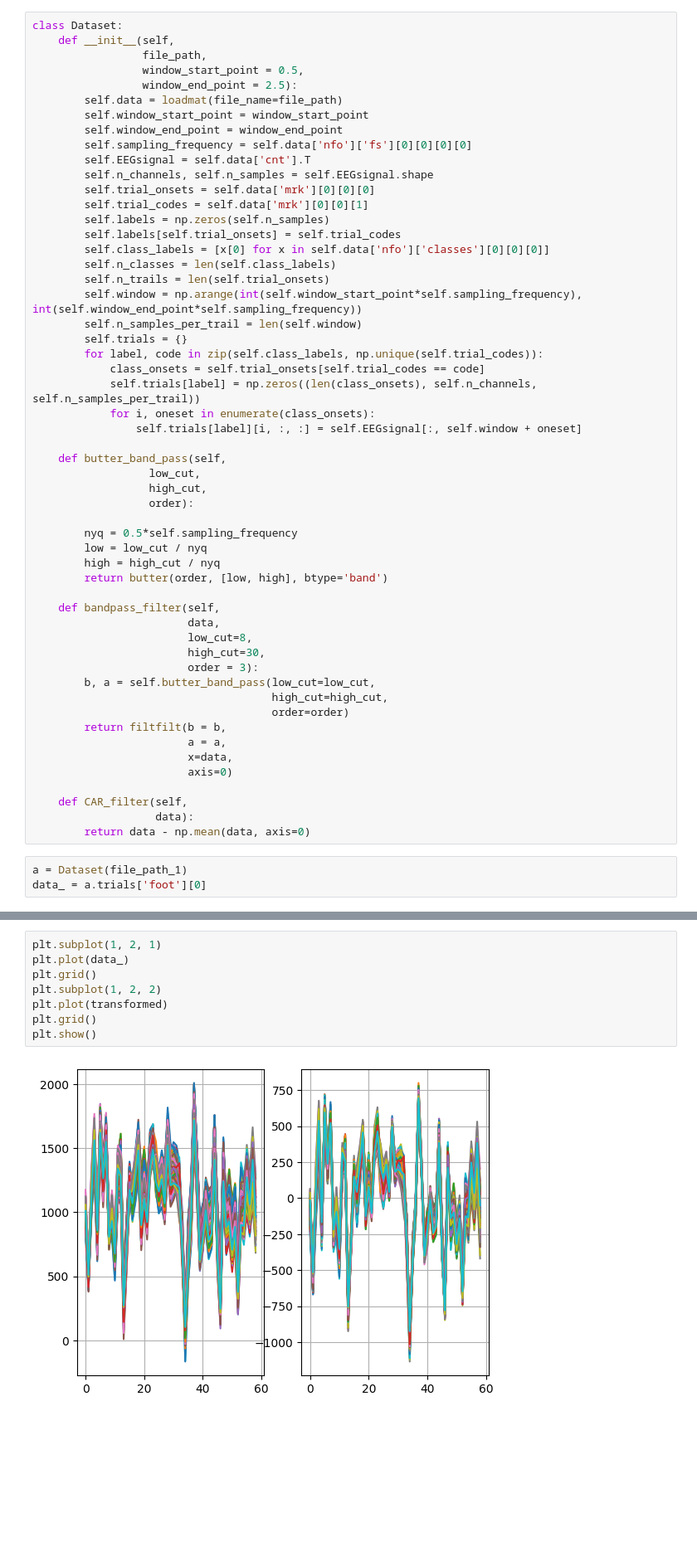
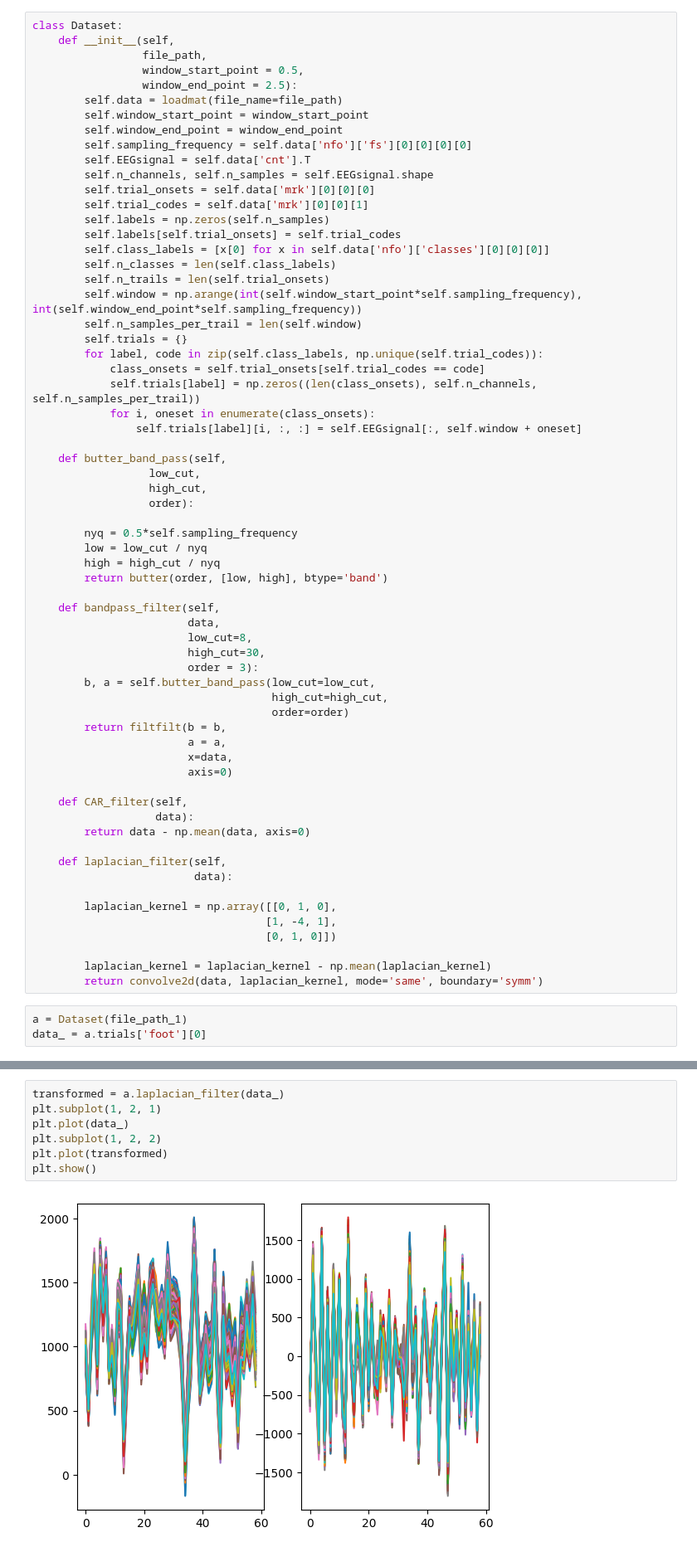
Before and after one commit to javadkavian/EEG_motor_imagery_analysis, a Jupyter notebook: data.ipynb, the cells around one changed output, grey strips where cells are left out. Shown at 83% size. Saved outputs shown, nothing was run; the diff lists cells and outputs as text; blank space fills up the shorter version.

Commit message:
add:laplacian filter

```diff
--- a/data.ipynb
+++ b/data.ipynb
@@ -59,6 +59,16 @@ class Dataset:
     def CAR_filter(self,
                    data):
         return data - np.mean(data, axis=0)
+
+    def laplacian_filter(self,
+                         data):
+
+        laplacian_kernel = np.array([[0, 1, 0],
+                                    [1, -4, 1],
+                                    [0, 1, 0]])
+
+        laplacian_kernel = laplacian_kernel - np.mean(laplacian_kernel)
+        return convolve2d(data, laplacian_kernel, mode='same', boundary='symm')
 # %%
 a = Dataset(file_path_1)
 data_ = a.trials['foot'][0]
@@ -67,10 +75,9 @@ transformed = a.CAR_filter(data_)
 # %%
+transformed = a.laplacian_filter(data_)
 plt.subplot(1, 2, 1)
 plt.plot(data_)
-plt.grid()
 plt.subplot(1, 2, 2)
 plt.plot(transformed)
-plt.grid()
 plt.show()
 # %% [output]
-[figure, old version]
+[figure, new version]
```
Also changed, not shown: parts of 2 cells of this notebook.
